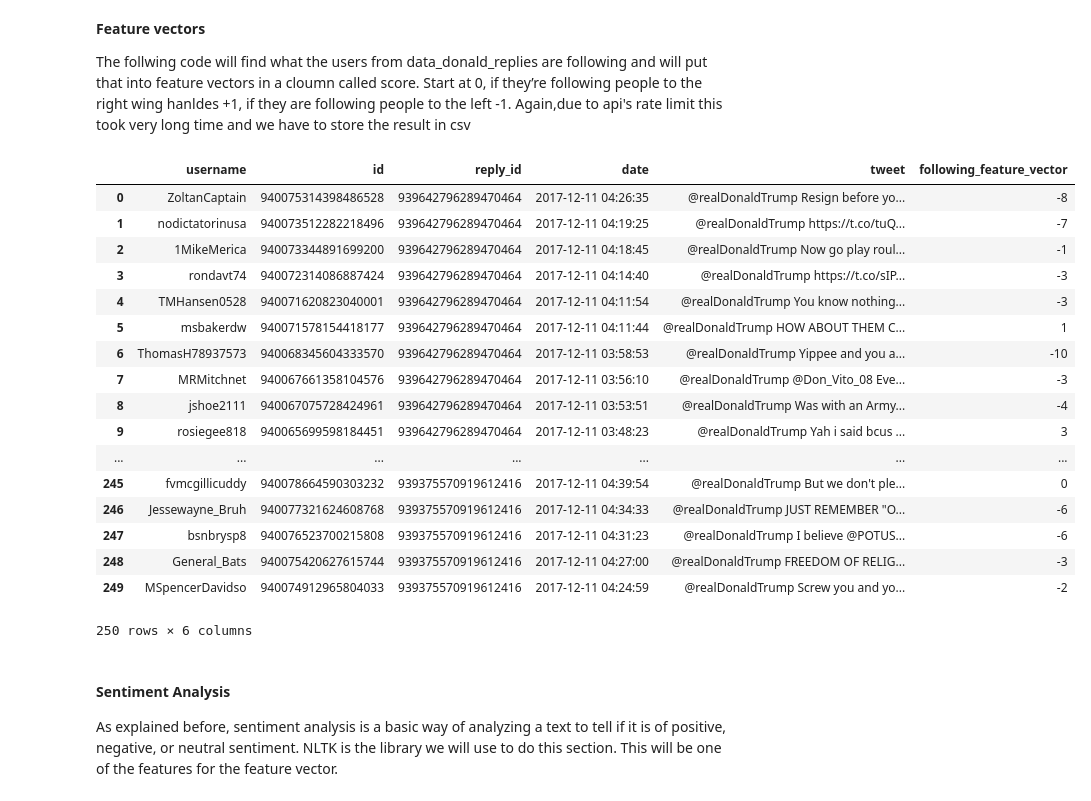
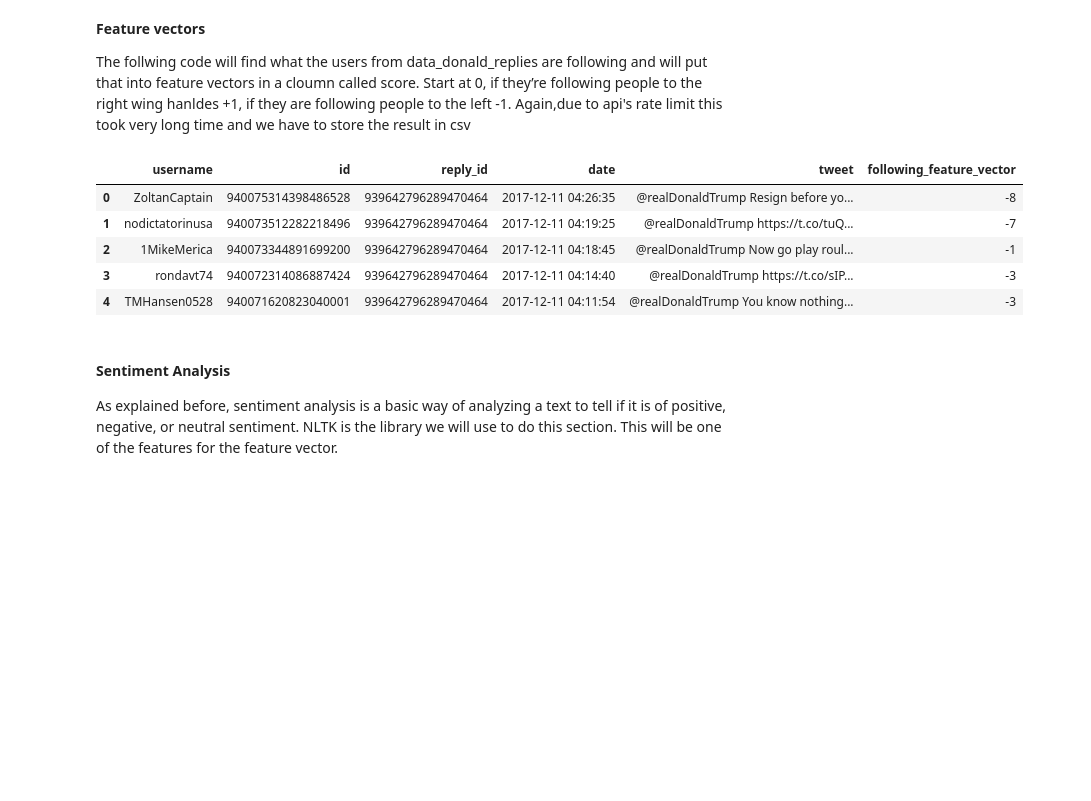
Before and after one commit to sarah-bullard/cmsc320-finalproject, a Jupyter notebook: cmsc320finalproject.ipynb, the cells around one changed output. Cells and saved outputs as stored; diff of their text form; code cells hidden in the pictures; blank space fills up the shorter version.

Commit message:
tidy table display

```diff
--- a/cmsc320finalproject.ipynb
+++ b/cmsc320finalproject.ipynb
@@ -387,26 +375,14 @@ data_donald_replies['following_feature_vector'] = score_list
 data_donald_replies.to_csv("trump_replies_with_following_feature.csv", sep=',', index = False)
 # %%
 data_donald_replies_with_following_feature = pd.read_csv("trump_replies_with_following_feature.csv")
-data_donald_replies_with_following_feature
+data_donald_replies_with_following_feature.head()
 # %% [output]
 |  | username | id | reply_id | date | tweet | following_feature_vector |
 | 0 | ZoltanCaptain | 940075314398486528 | 939642796289470464 | 2017-12-11 04:26:35 | @realDonaldTrump Resign before yo... | -8 |
 | 1 | nodictatorinusa | 940073512282218496 | 939642796289470464 | 2017-12-11 04:19:25 | @realDonaldTrump https://t.co/tuQ... | -7 |
 | 2 | 1MikeMerica | 940073344891699200 | 939642796289470464 | 2017-12-11 04:18:45 | @realDonaldTrump Now go play roul... | -1 |
 | 3 | rondavt74 | 940072314086887424 | 939642796289470464 | 2017-12-11 04:14:40 | @realDonaldTrump https://t.co/sIP... | -3 |
 | 4 | TMHansen0528 | 940071620823040001 | 939642796289470464 | 2017-12-11 04:11:54 | @realDonaldTrump You know nothing... | -3 |
-| 5 | msbakerdw | 940071578154418177 | 939642796289470464 | 2017-12-11 04:11:44 | @realDonaldTrump HOW ABOUT THEM C... | 1 |
-| 6 | ThomasH78937573 | 940068345604333570 | 939642796289470464 | 2017-12-11 03:58:53 | @realDonaldTrump Yippee and you a... | -10 |
-| 7 | MRMitchnet | 940067661358104576 | 939642796289470464 | 2017-12-11 03:56:10 | @realDonaldTrump @Don_Vito_08 Eve... | -3 |
-| 8 | jshoe2111 | 940067075728424961 | 939642796289470464 | 2017-12-11 03:53:51 | @realDonaldTrump Was with an Army... | -4 |
-| 9 | rosiegee818 | 940065699598184451 | 939642796289470464 | 2017-12-11 03:48:23 | @realDonaldTrump Yah i said bcus ... | 3 |
-| ... | ... | ... | ... | ... | ... | ... |
-| 245 | fvmcgillicuddy | 940078664590303232 | 939375570919612416 | 2017-12-11 04:39:54 | @realDonaldTrump But we don't ple... | 0 |
-| 246 | Jessewayne_Bruh | 940077321624608768 | 939375570919612416 | 2017-12-11 04:34:33 | @realDonaldTrump JUST REMEMBER "O... | -6 |
-| 247 | bsnbrysp8 | 940076523700215808 | 939375570919612416 | 2017-12-11 04:31:23 | @realDonaldTrump I believe @POTUS... | -6 |
-| 248 | General_Bats | 940075420627615744 | 939375570919612416 | 2017-12-11 04:27:00 | @realDonaldTrump FREEDOM OF RELIG... | -3 |
-| 249 | MSpencerDavidso | 940074912965804033 | 939375570919612416 | 2017-12-11 04:24:59 | @realDonaldTrump Screw you and yo... | -2 |
-250 rows × 6 columns
 # %% [markdown]
 #### Sentiment Analysis
 
```
Also changed, not shown: parts of 1 cell of this notebook.
